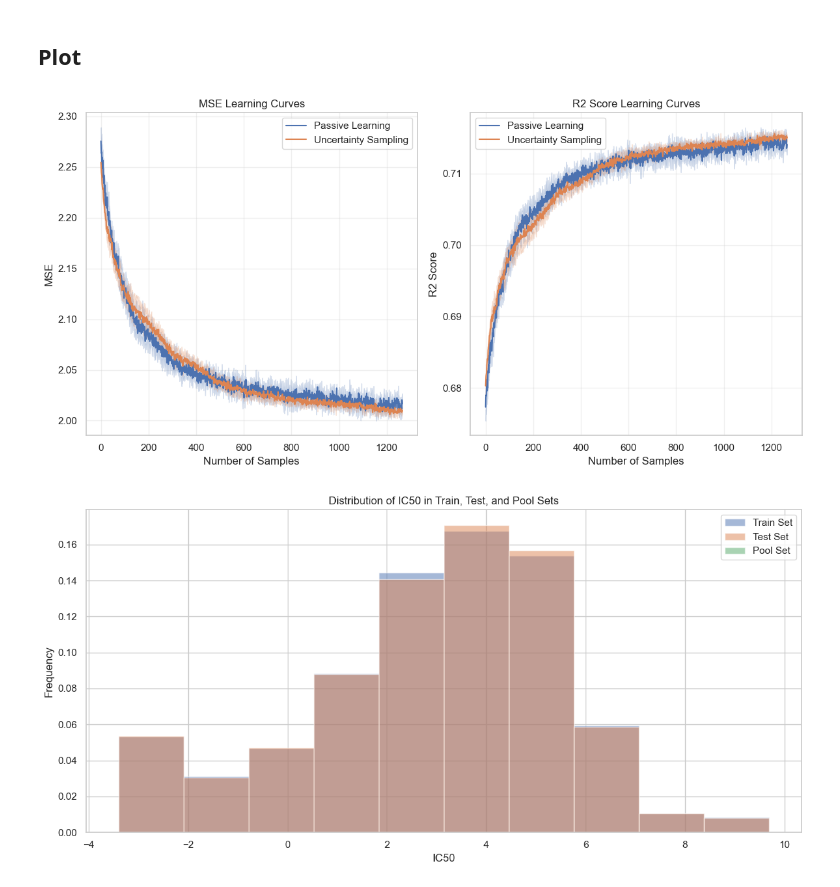
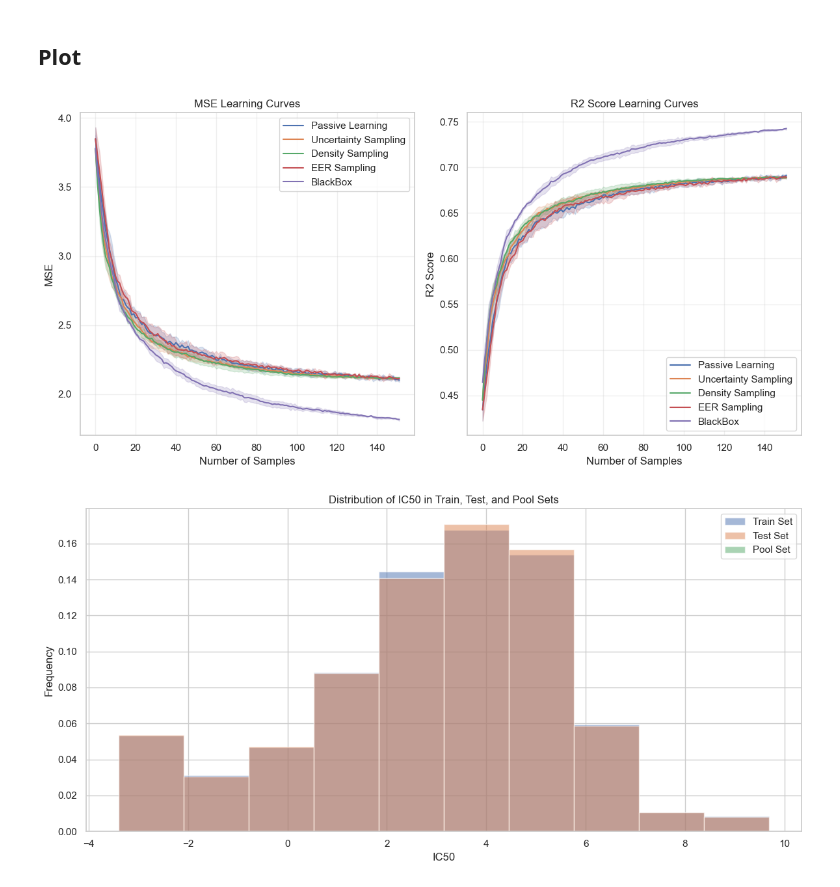
Before and after one commit to ShijieTang/Automation_GDSC, a Jupyter notebook: main.ipynb, the cells around one changed output. Saved outputs shown, nothing was run; the diff lists cells and outputs as text; code cells hidden in the pictures.

Commit message:
add density, expected model change and black-box

```diff
--- a/main.ipynb
+++ b/main.ipynb
@@ -420,8 +420,7 @@ def train_ensemble(X_train, y_train, n_models=5, **xgb_kwargs):
     for seed in range(n_models):
         m = XGBRegressor(
             random_state=seed,
-            **xgb_kwargs
-        )
+            **xgb_kwargs)
         m.fit(X_train, y_train)
         models.append(m)
     return models
@@ -700,8 +710,7 @@ def eer_batch_selection(model, X_train, y_train, X_test, y_test,
         model, X_train, y_train, X_test, y_test,
         X_pool, cand_idx,
         n_extra_rounds=n_extra_rounds,
-        **xgb_kwargs
-    )
+        **xgb_kwargs)
     # pick top utilities
     utils.sort(key=lambda x: x[1], reverse=True)
     selected = [idx for idx, u in utils[:batch_size]]
@@ -802,0 +880,11 @@ Training size: 6765, MSE: 2.26, R2: 0.68
+# %%
+def train_ensemble(X_train, y_train, n_models=5, **xgb_kwargs):
+    models = []
+    for seed in range(n_models):
+        m = XGBRegressor(
+            random_state=seed,
+            **xgb_kwargs
+        )
+        m.fit(X_train, y_train)
+        models.append(m)
+    return models
@@ -827,7 +1000,7 @@ def plot_learning_curves(result_dict,
     plt.subplot(1, 2, 1)
     for exp_name, results in result_dict.items():
         # Calculate mean and std across runs
-        acc_data = np.array(results["accuracy"])
+        acc_data = np.array(results["mse"])
         mean_acc = np.mean(acc_data, axis=0)
         std_acc = np.std(acc_data, axis=0)
 
@@ -850,7 +1023,7 @@ def plot_learning_curves(result_dict,
     # Right plot - F1 Score
     plt.subplot(1, 2, 2)
     for exp_name, results in result_dict.items():
-        f1_data = np.array(results["f1"])
+        f1_data = np.array(results["r2"])
         mean_f1 = np.mean(f1_data, axis=0)
         std_f1 = np.std(f1_data, axis=0)
 
@@ -878,21 +1051,33 @@ def plot_learning_curves(result_dict,
 # %%
 import seaborn as sns
 sns.set_theme(style="whitegrid", palette="deep")
 
 result_dict = {
     "Passive Learning": {
-        "accuracy": mse_passive,
-        "f1": r2_passive
+        "mse": mse_passive,
+        "r2": r2_passive
     },
     "Uncertainty Sampling": {
-        "accuracy": mse_uncertainty,
-        "f1": r2_uncertainty
+        "mse": mse_uncertainty,
+        "r2": r2_uncertainty
+    },
+    "Density Sampling": {
+        "mse": mse_doe,
+        "r2": r2_doe
+    },
+    "EER Sampling": {
+        "mse": mse_eer,
+        "r2": r2_eer
+    },
+    "BlackBox":{
+        "mse": mse_blackbox,
+        "r2": r2_blackbox
     }
 }
 
 plot_learning_curves(result_dict, save_path=None)
 # %% [output]
-[figure, old version]
+[figure, new version]
 # %%
 # plot the distribution of the IC50 in X_encoded
 plt.figure(figsize=(12, 6))
```
Also changed, not shown: parts of 11 cells of this notebook.
